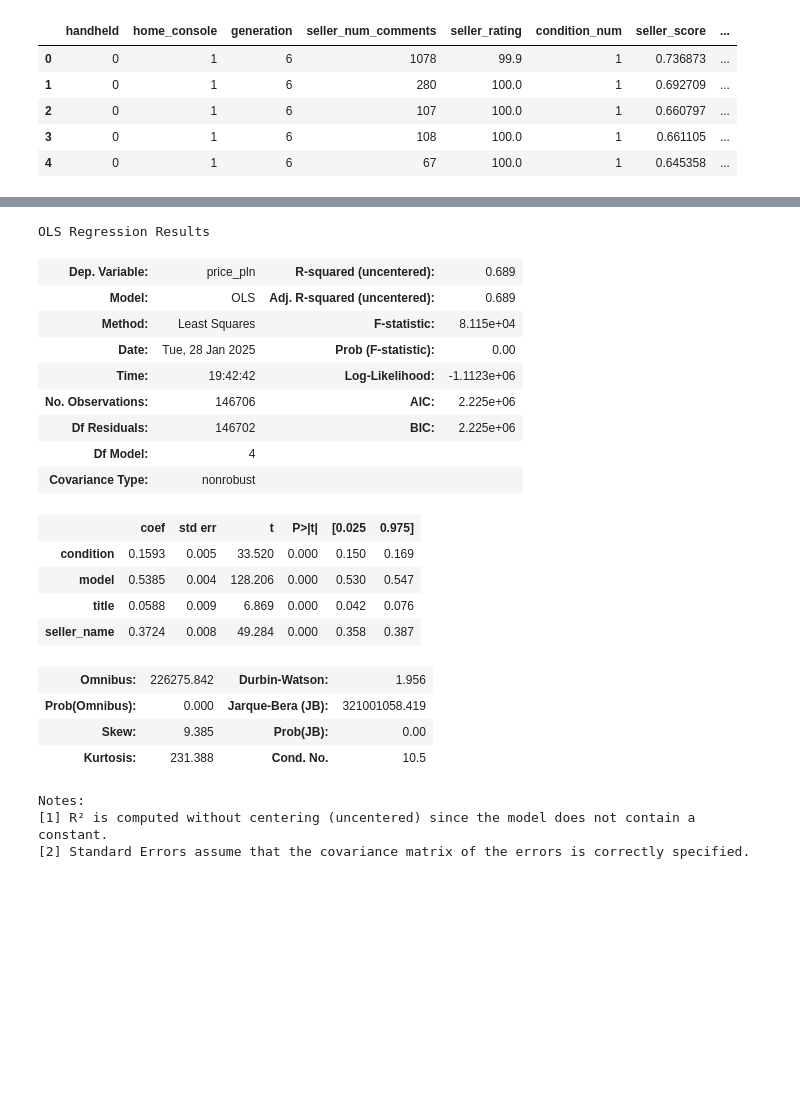
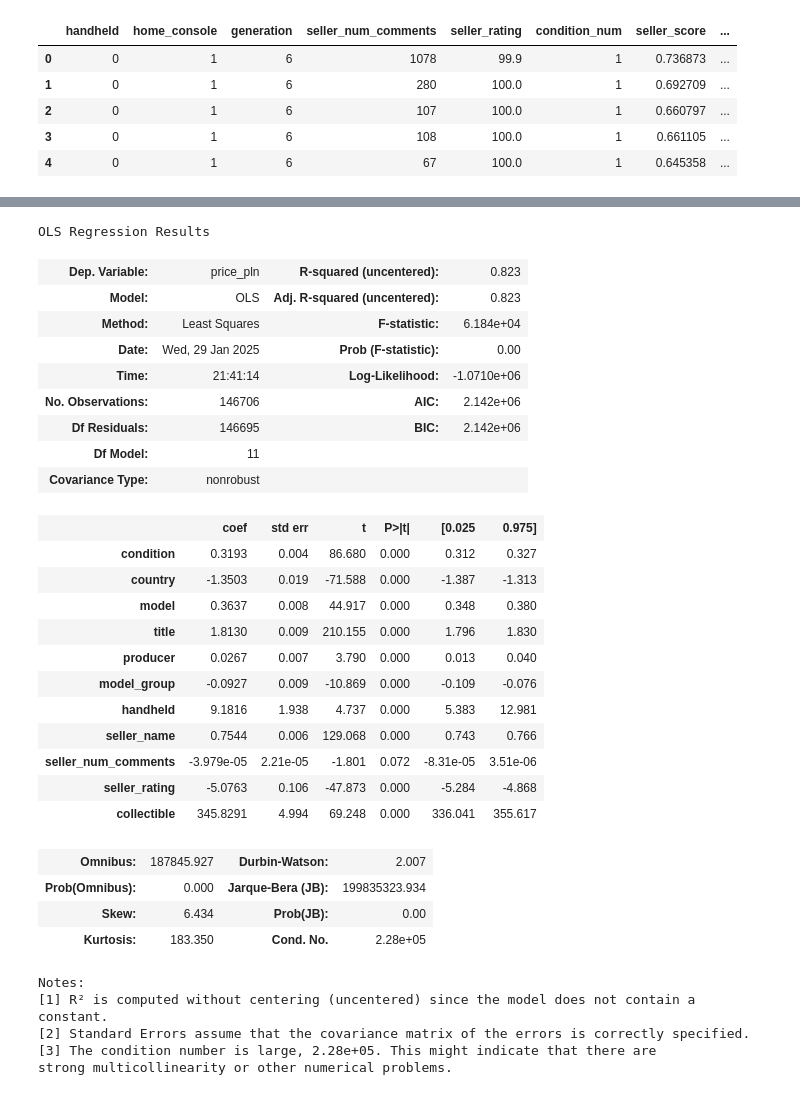
Before and after one commit to ChillGuysFromPjatk/Pad, a Jupyter notebook: src/notebooks/models/LinearRegression.ipynb, the cells around one changed output, grey strips where cells are left out. Drawn from its saved outputs; the diff is of its cells as text; code cells hidden in the pictures; blank space fills up the shorter version.

Commit message:
Updated LinearRegression - best k-score models

```diff
--- a/src/notebooks/models/LinearRegression.ipynb
+++ b/src/notebooks/models/LinearRegression.ipynb
@@ -126,27 +182,36 @@ Notes:
 # %%
-regressor_OLS_encoded = sm.OLS(endog=y_train_encoded,exog=X_train_encoded[['condition', 'model', 'title', 'seller_name']]).fit()
+regressor_OLS_encoded = sm.OLS(endog=y_train_encoded,exog=X_train_encoded[['condition', 'country', 'model', 'title', 'producer', 'model_group', 'handheld', 'seller_name', 'seller_num_comments', 'seller_rating', 'collectible']]).fit()
 regressor_OLS_encoded.summary()
 # %% [output]
 OLS Regression Results
-| Dep. Variable: | price_pln | R-squared (uncentered): | 0.689 |
-| Model: | OLS | Adj. R-squared (uncentered): | 0.689 |
-| Method: | Least Squares | F-statistic: | 8.115e+04 |
-| Date: | Tue, 28 Jan 2025 | Prob (F-statistic): | 0.00 |
-| Time: | 19:42:42 | Log-Likelihood: | -1.1123e+06 |
-| No. Observations: | 146706 | AIC: | 2.225e+06 |
-| Df Residuals: | 146702 | BIC: | 2.225e+06 |
-| Df Model: | 4 |  |  |
+| Dep. Variable: | price_pln | R-squared (uncentered): | 0.823 |
+| Model: | OLS | Adj. R-squared (uncentered): | 0.823 |
+| Method: | Least Squares | F-statistic: | 6.184e+04 |
+| Date: | Wed, 29 Jan 2025 | Prob (F-statistic): | 0.00 |
+| Time: | 21:41:14 | Log-Likelihood: | -1.0710e+06 |
+| No. Observations: | 146706 | AIC: | 2.142e+06 |
+| Df Residuals: | 146695 | BIC: | 2.142e+06 |
+| Df Model: | 11 |  |  |
 | Covariance Type: | nonrobust |  |  |
 |  | coef | std err | t | P>|t| | [0.025 | 0.975] |
-| condition | 0.1593 | 0.005 | 33.520 | 0.000 | 0.150 | 0.169 |
-| model | 0.5385 | 0.004 | 128.206 | 0.000 | 0.530 | 0.547 |
-| title | 0.0588 | 0.009 | 6.869 | 0.000 | 0.042 | 0.076 |
-| seller_name | 0.3724 | 0.008 | 49.284 | 0.000 | 0.358 | 0.387 |
+| condition | 0.3193 | 0.004 | 86.680 | 0.000 | 0.312 | 0.327 |
+| country | -1.3503 | 0.019 | -71.588 | 0.000 | -1.387 | -1.313 |
+| model | 0.3637 | 0.008 | 44.917 | 0.000 | 0.348 | 0.380 |
+| title | 1.8130 | 0.009 | 210.155 | 0.000 | 1.796 | 1.830 |
+| producer | 0.0267 | 0.007 | 3.790 | 0.000 | 0.013 | 0.040 |
+| model_group | -0.0927 | 0.009 | -10.869 | 0.000 | -0.109 | -0.076 |
+| handheld | 9.1816 | 1.938 | 4.737 | 0.000 | 5.383 | 12.981 |
+| seller_name | 0.7544 | 0.006 | 129.068 | 0.000 | 0.743 | 0.766 |
+| seller_num_comments | -3.979e-05 | 2.21e-05 | -1.801 | 0.072 | -8.31e-05 | 3.51e-06 |
+| seller_rating | -5.0763 | 0.106 | -47.873 | 0.000 | -5.284 | -4.868 |
+| collectible | 345.8291 | 4.994 | 69.248 | 0.000 | 336.041 | 355.617 |
-| Omnibus: | 226275.842 | Durbin-Watson: | 1.956 |
-| Prob(Omnibus): | 0.000 | Jarque-Bera (JB): | 321001058.419 |
-| Skew: | 9.385 | Prob(JB): | 0.00 |
-| Kurtosis: | 231.388 | Cond. No. | 10.5 |
+| Omnibus: | 187845.927 | Durbin-Watson: | 2.007 |
+| Prob(Omnibus): | 0.000 | Jarque-Bera (JB): | 199835323.934 |
+| Skew: | 6.434 | Prob(JB): | 0.00 |
+| Kurtosis: | 183.350 | Cond. No. | 2.28e+05 |
 Notes:
 [1] R² is computed without centering (uncentered) since the model does not contain a constant.
 [2] Standard Errors assume that the covariance matrix of the errors is correctly specified.
+[3] The condition number is large, 2.28e+05. This might indicate that there are
+strong multicollinearity or other numerical problems.
 # %%
```
Also changed, not shown: parts of 9 cells of this notebook.
